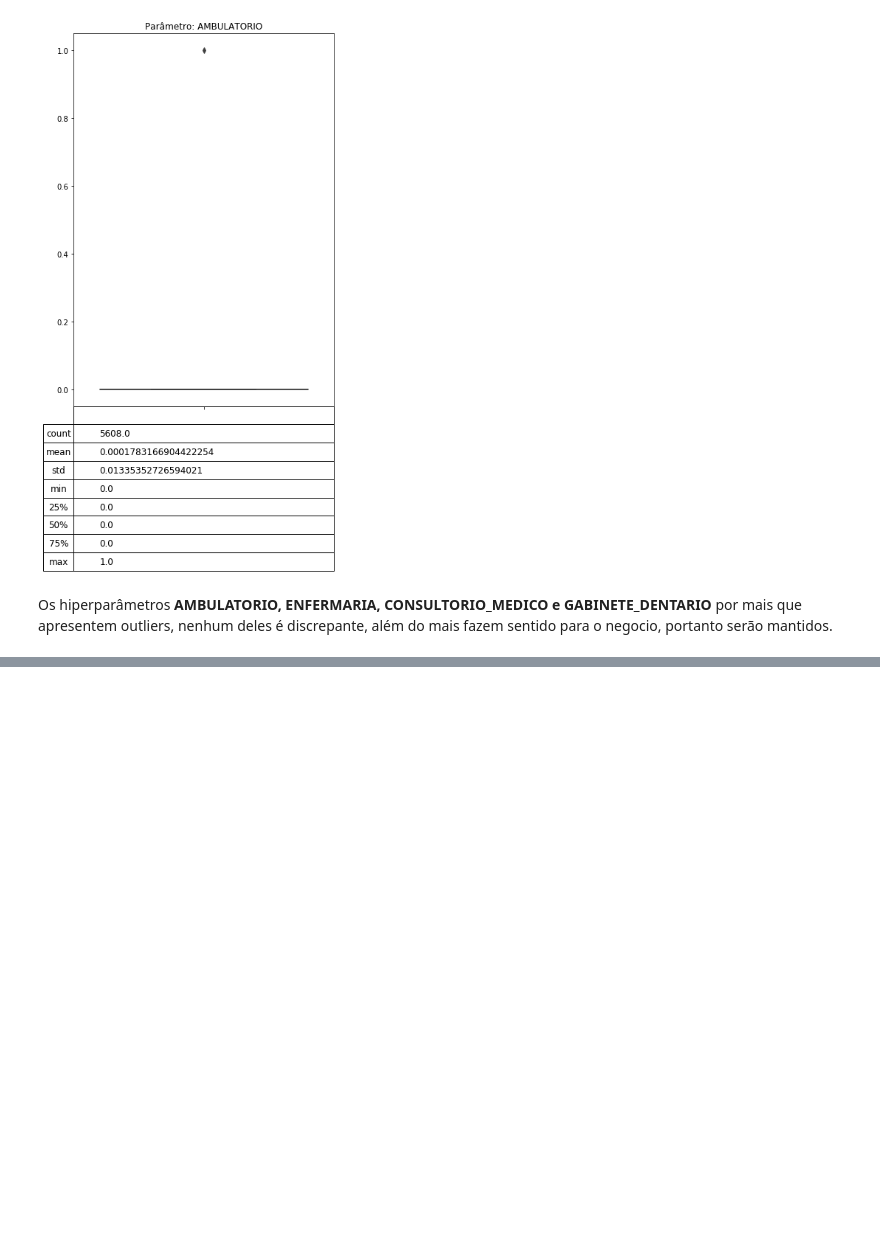
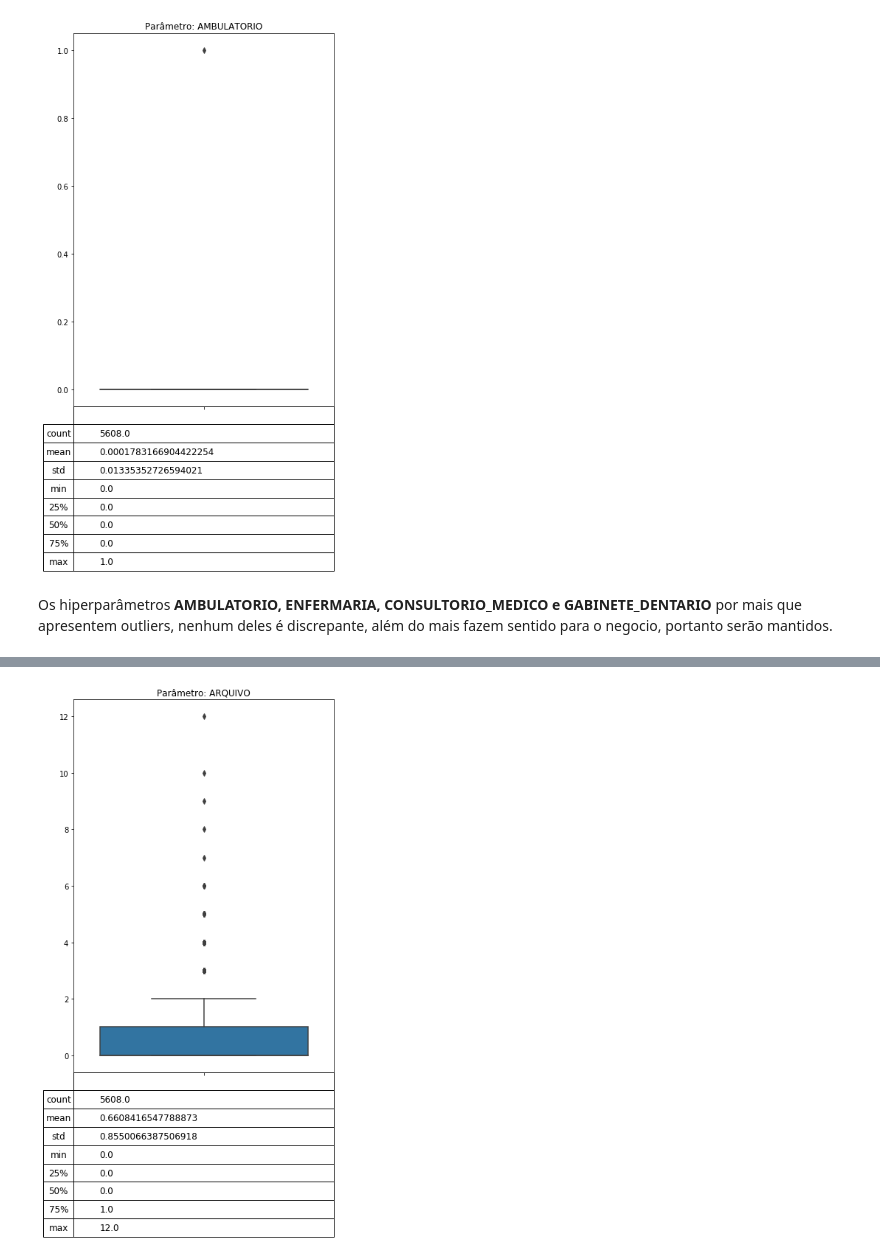
Before and after one commit to Joao-TheCosmosIsInfinite/FIA_TCC, a Jupyter notebook: notebooks/entrega2_Post12_joaoPaulo.ipynb, the cells around one changed output, grey strips where cells are left out. Drawn from its saved outputs; the diff is of its cells as text; code cells hidden in the pictures; blank space fills up the shorter version.

```diff
--- a/notebooks/entrega2_Post12_joaoPaulo.ipynb
+++ b/notebooks/entrega2_Post12_joaoPaulo.ipynb
@@ -821,0 +827,5 @@ fn_show_individual_outlier(df_school_dependecy, 'AMBULATORIO')
+# %%
+## Exibir o Boxplot
+fn_show_individual_outlier(df_school_dependecy, 'ARQUIVO')
+# %% [output]
+[figure, added]
```
Also changed, not shown: parts of 119 cells of this notebook.
